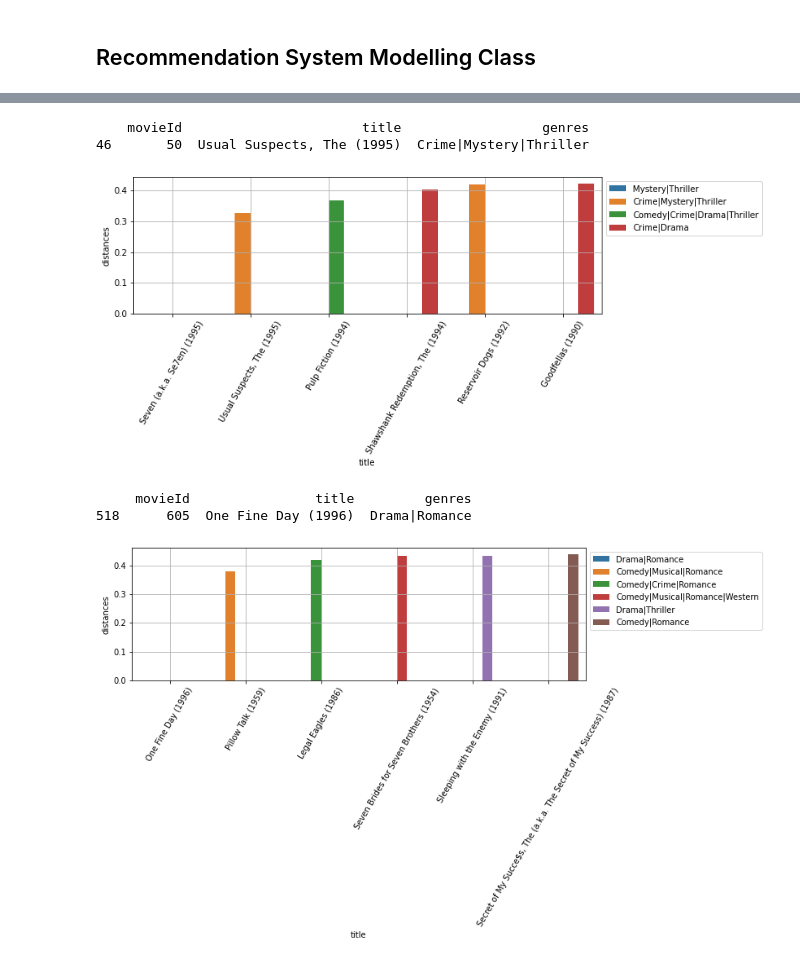
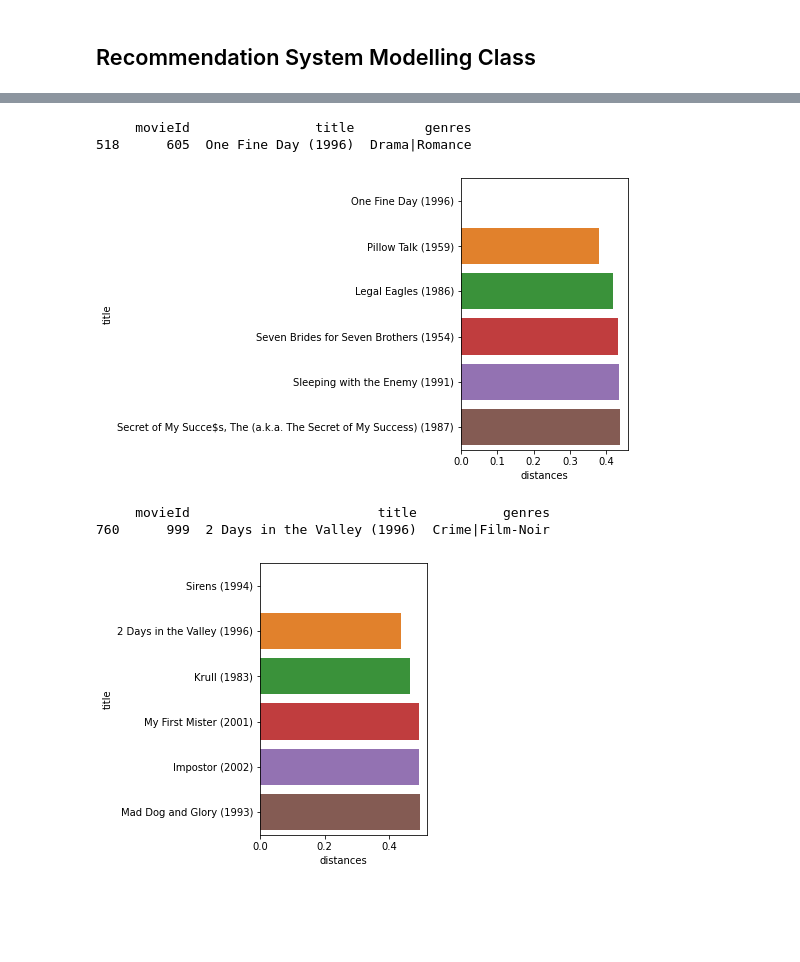
Before and after one commit to NishantBaheti/Recommendation-Systems, a Jupyter notebook: notebooks/cf_item_item.ipynb, the cells around one changed output, grey strips where cells are left out. Saved outputs shown, nothing was run; the diff lists cells and outputs as text; code cells hidden in the pictures; blank space fills up the shorter version.

```diff
--- a/notebooks/cf_item_item.ipynb
+++ b/notebooks/cf_item_item.ipynb
@@ -15,7 +15,7 @@ import seaborn as sns
 # %% [markdown]
 ### Ratings
 # %%
-ratings = pd.read_csv("./datasets/ratings.csv")
+ratings = pd.read_csv('/opt/datasetsRepo/RecommendationData/ratings.csv')
 ratings.head()
 # %% [output]
 |  | userId | movieId | rating | timestamp |
@@ -27,7 +27,7 @@ ratings.head()
 # %% [markdown]
 ### Movies
 # %%
-movies = pd.read_csv("./datasets/movies.csv")
+movies = pd.read_csv("/opt/datasetsRepo/RecommendationData/movies.csv")
 movies.head()
 # %% [output]
 |  | movieId | title | genres |
@@ -239,26 +264,34 @@ plot_recommendations(recommendations)
+# %%
+movie_input = 605
+print(movies[movies.movieId.isin([movie_input])])
+# %% [output]
+     movieId                title         genres
+518      605  One Fine Day (1996)  Drama|Romance
 # %%
-movie_input = 50
-print(movies[movies.movieId.isin([movie_input])])
 movie_ids, distances = model.get_recommendations(movie_input, 5)
 
 recommendations = movies[movies.movieId.isin(movie_ids)].reset_index()
 recommendations['distances'] = distances
 
-plot_recommendations(recommendations)
+fig, ax = plt.subplots(1,1, figsize=(3,5))
+sns.barplot(data=recommendations, y='title', x='distances', orient='h')
+plt.show()
 # %% [output]
-    movieId                       title                  genres
-46       50  Usual Suspects, The (1995)  Crime|Mystery|Thriller
-[figure, old version]
+[figure, new version]
+# %%
+movie_input = 999
+print(movies[movies.movieId.isin([movie_input])])
+# %% [output]
+     movieId                        title           genres
+760      999  2 Days in the Valley (1996)  Crime|Film-Noir
 # %%
-movie_input = 605
-print(movies[movies.movieId.isin([movie_input])])
 movie_ids, distances = model.get_recommendations(movie_input, 5)
 
 recommendations = movies[movies.movieId.isin(movie_ids)].reset_index()
 recommendations['distances'] = distances
 
-plot_recommendations(recommendations)
+fig, ax = plt.subplots(1,1, figsize=(3,5))
+sns.barplot(data=recommendations, y='title', x='distances', orient='h')
+plt.show()
 # %% [output]
-     movieId                title         genres
-518      605  One Fine Day (1996)  Drama|Romance
-[figure, old version]
+[figure, new version]
```
Also changed, not shown: parts of 10 cells of this notebook, 4 other files.
